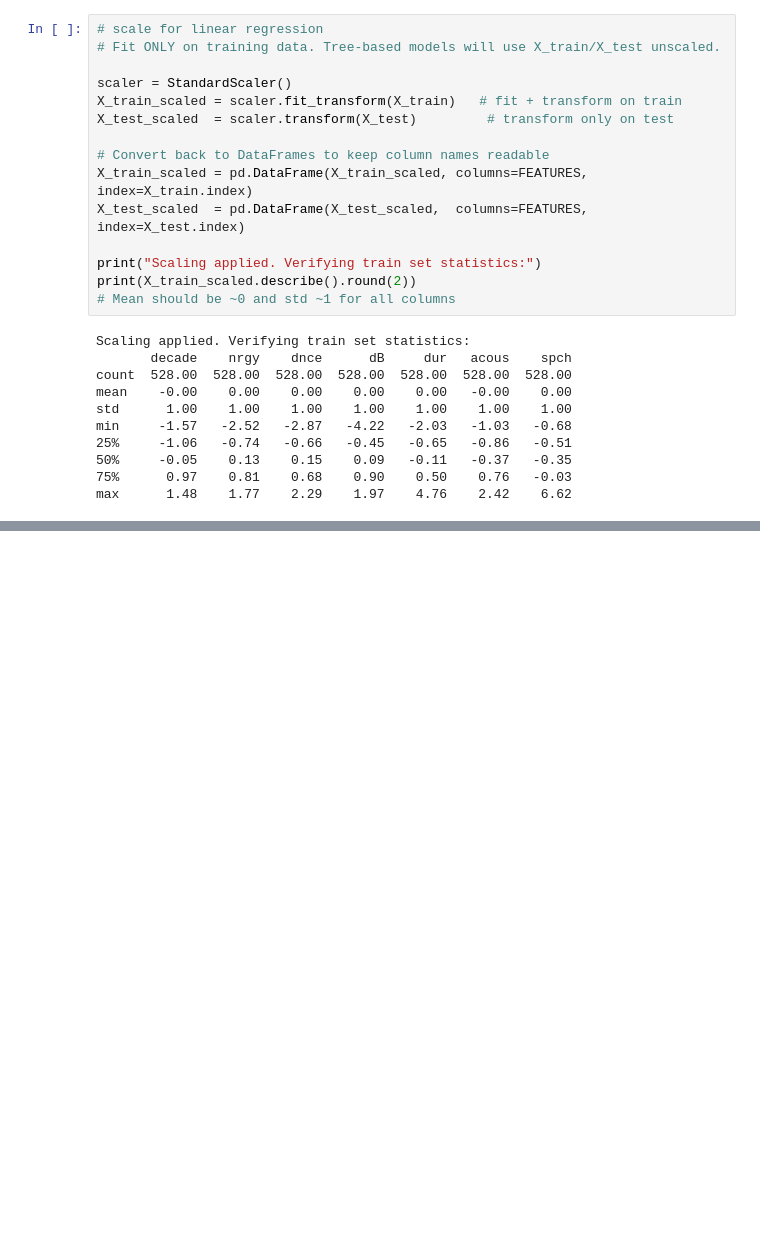
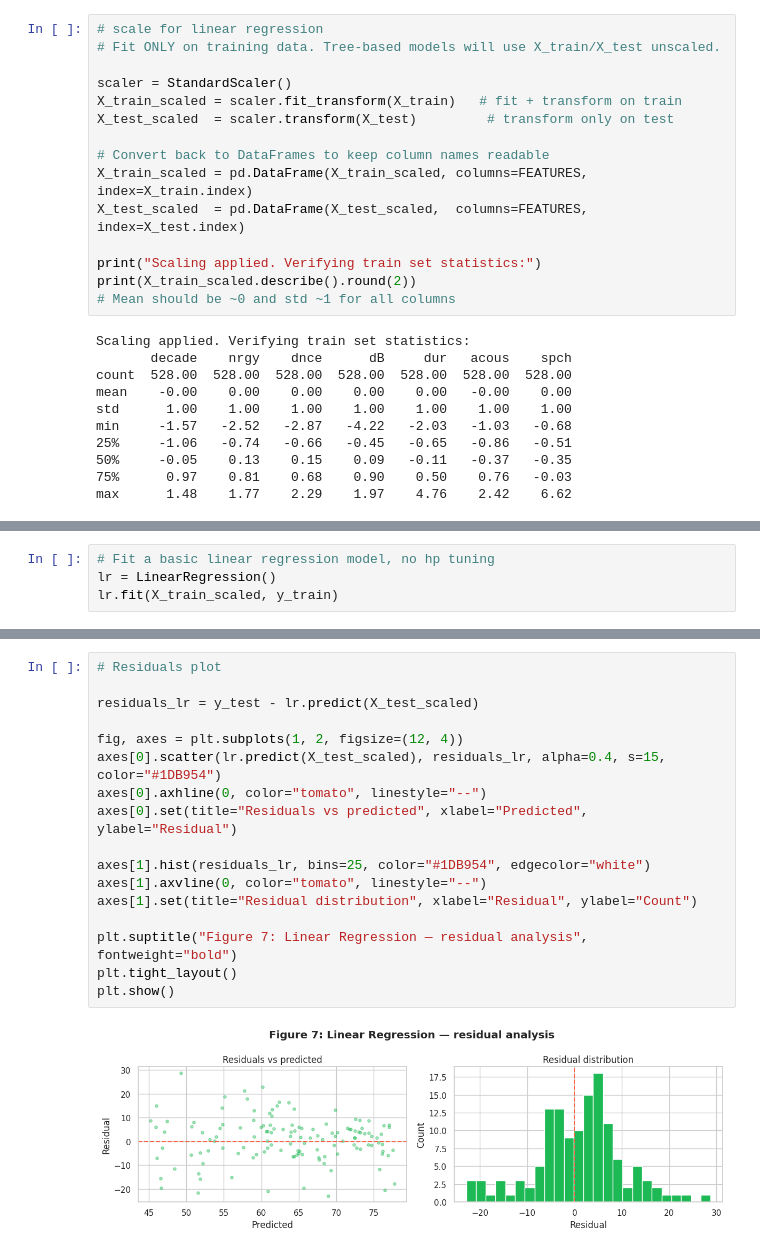
Before and after one commit to r-leeper/scu_spotify_past_decades, a Jupyter notebook: Spotify_past_decades.ipynb, the cells around one changed output, grey strips where cells are left out. Saved outputs shown, nothing was run; the diff lists cells and outputs as text; blank space fills up the shorter version.

Commit message:
Linear regression finished. Decision tree next

```diff
--- a/Spotify_past_decades.ipynb
+++ b/Spotify_past_decades.ipynb
@@ -578,0 +606,4 @@ max      1.48    1.77    2.29    1.97    4.76    2.42    6.62
+# %%
+# Fit a basic linear regression model, no hp tuning
+lr = LinearRegression()
+lr.fit(X_train_scaled, y_train)
@@ -578,0 +646,19 @@ max      1.48    1.77    2.29    1.97    4.76    2.42    6.62
+# %%
+# Residuals plot
+
+residuals_lr = y_test - lr.predict(X_test_scaled)
+
+fig, axes = plt.subplots(1, 2, figsize=(12, 4))
+axes[0].scatter(lr.predict(X_test_scaled), residuals_lr, alpha=0.4, s=15, color="#1DB954")
+axes[0].axhline(0, color="tomato", linestyle="--")
+axes[0].set(title="Residuals vs predicted", xlabel="Predicted", ylabel="Residual")
+
+axes[1].hist(residuals_lr, bins=25, color="#1DB954", edgecolor="white")
+axes[1].axvline(0, color="tomato", linestyle="--")
+axes[1].set(title="Residual distribution", xlabel="Residual", ylabel="Count")
+
+plt.suptitle("Figure 7: Linear Regression — residual analysis", fontweight="bold")
+plt.tight_layout()
+plt.show()
+# %% [output]
+[figure, added]
```
Also changed, not shown: parts of 8 cells of this notebook.
